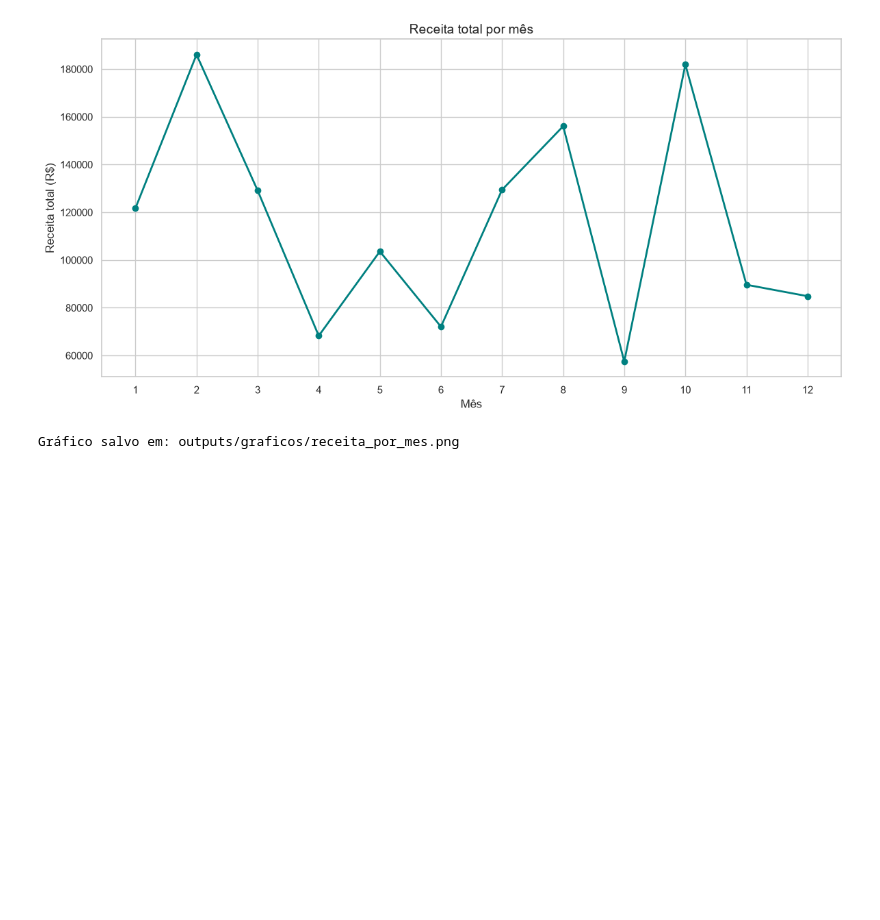
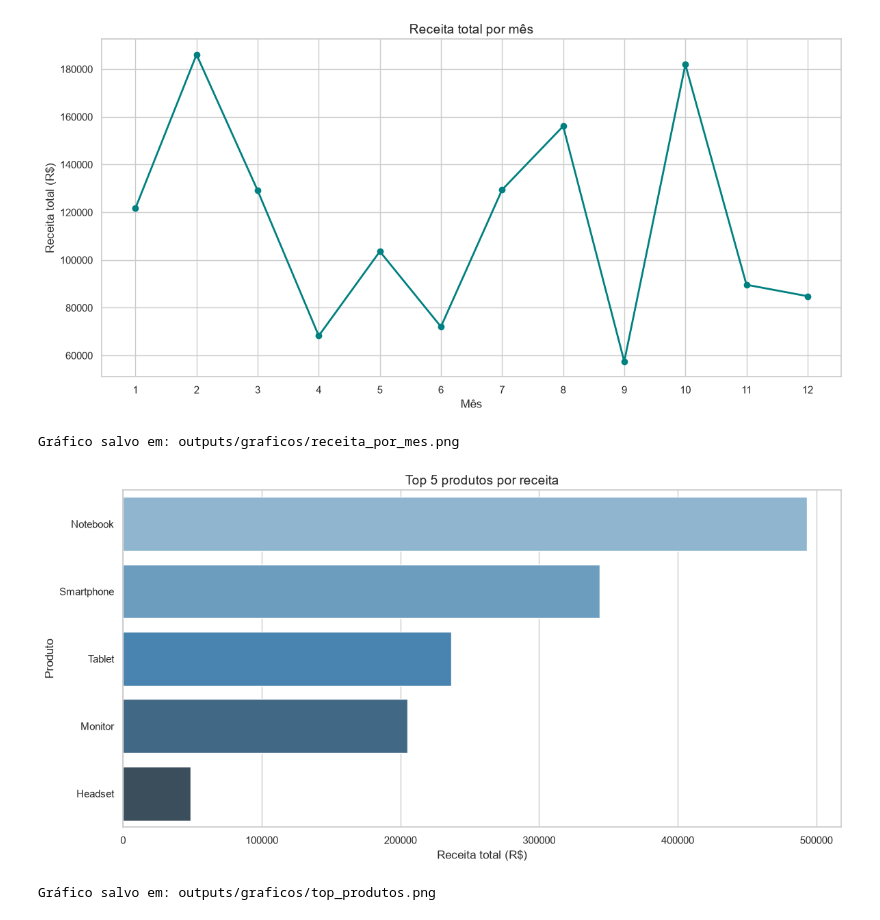
Before and after one commit to andrefng/salesinsight-py, a Jupyter notebook: salesinsight.ipynb, the cells around one changed output. Saved outputs shown, nothing was run; the diff lists cells and outputs as text; code cells hidden in the pictures; blank space fills up the shorter version.

Commit message:
feat: adiciona grafico dos cinco produtos com maior receita

```diff
--- a/salesinsight.ipynb
+++ b/salesinsight.ipynb
@@ -495,3 +495,44 @@ print(f"Gráfico salvo em: {caminho_receita_mensal}")
 # %% [output]
 [figure]
 Gráfico salvo em: outputs/graficos/receita_por_mes.png
+# %%
+# 2. Criar o gráfico dos cinco produtos com maior receita
+def gerar_grafico_top_produtos(metricas, pasta_saida="outputs/graficos"):
+    """
+    Cria, salva e exibe o gráfico de barras dos cinco produtos com maior receita.
+    """
+    top_produtos = metricas["top_produtos"].copy()
+
+    fig, ax = plt.subplots()
+
+    sns.barplot(
+        data=top_produtos,
+        x="receita_total",
+        y="produto",
+        hue="produto",
+        palette="Blues_d",
+        legend=False,
+        ax=ax
+    )
+
+    ax.set_title("Top 5 produtos por receita")
+    ax.set_xlabel("Receita total (R$)")
+    ax.set_ylabel("Produto")
+
+    plt.tight_layout()
+
+    os.makedirs(pasta_saida, exist_ok=True)
+    caminho = f"{pasta_saida}/top_produtos.png"
+
+    fig.savefig(caminho, dpi=150)
+    plt.show()
+    plt.close(fig)
+
+    return caminho
+# %%
+caminho_top_produtos = gerar_grafico_top_produtos(metricas)
+
+print(f"Gráfico salvo em: {caminho_top_produtos}")
+# %% [output]
+[figure, added]
+Gráfico salvo em: outputs/graficos/top_produtos.png
```
Also changed, not shown: 1 other file.
